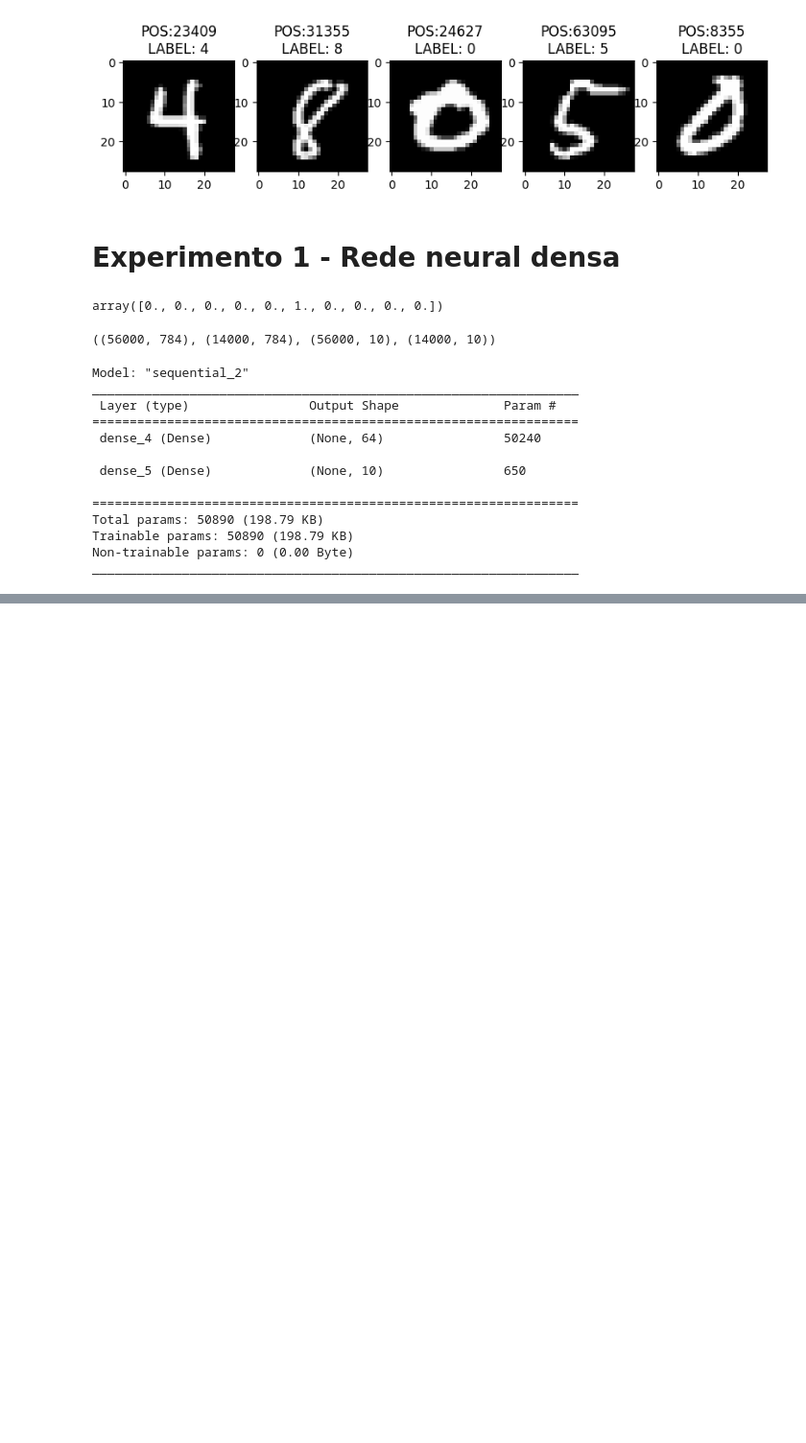
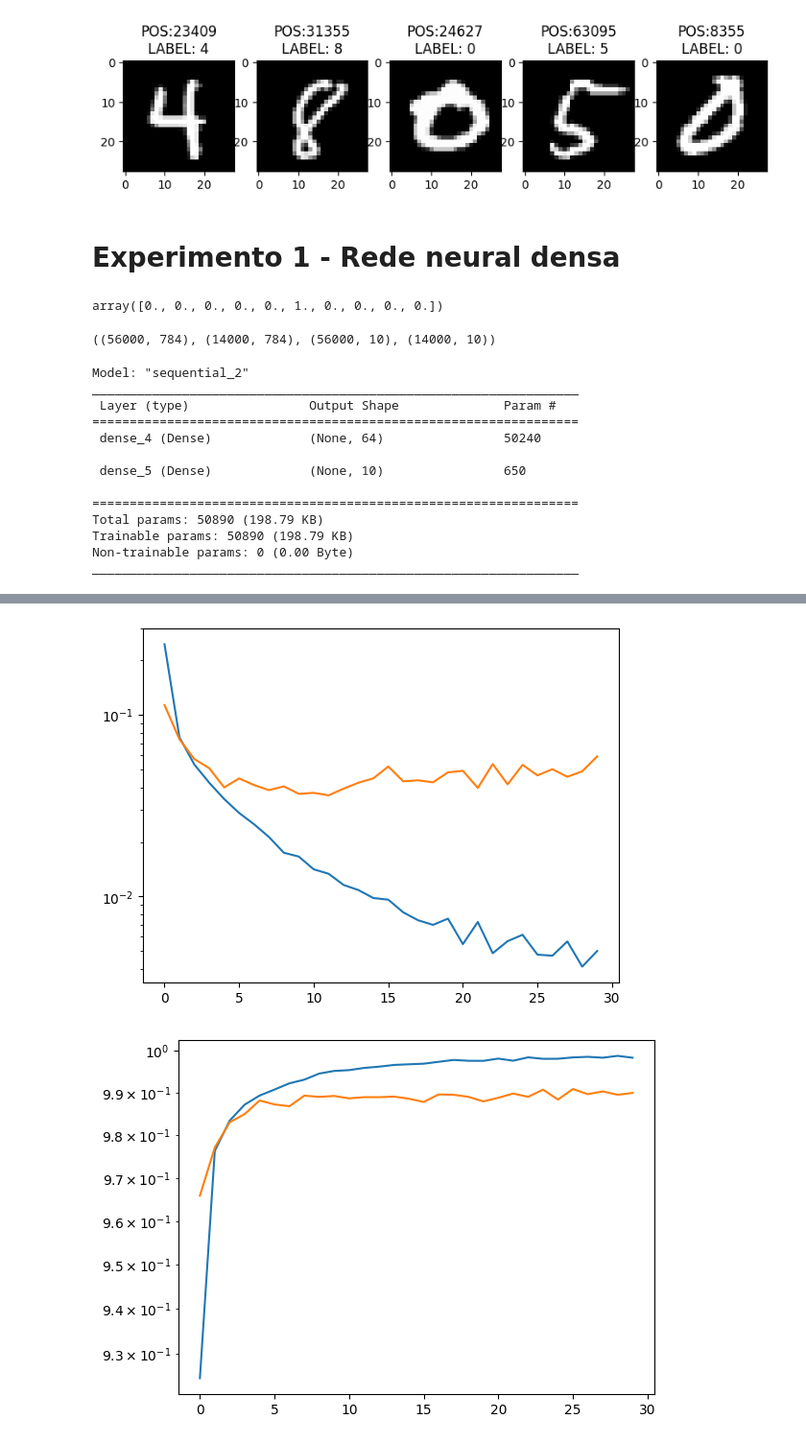
Before and after one commit to mfilipak/FILIPAK-DATA-SCIENCE, a Jupyter notebook: DIA2.ipynb, the cells around one changed output, grey strips where cells are left out. Shown: that part at 96% size. Drawn from its saved outputs; the diff is of its cells as text; code cells hidden in the pictures; blank space fills up the shorter version.

```diff
--- a/DIA2.ipynb
+++ b/DIA2.ipynb
@@ -105,0 +112,35 @@ plt.yscale("log")
+# %%
+import tensorflow as tf
+from tensorflow.keras import models, layers
+
+model2 = models.Sequential([
+    # C1: Camada de Convolução
+    layers.Conv2D(6, kernel_size=(5, 5), activation='relu', input_shape=(32, 32, 1)),
+    # S2: Camada de Subamostragem
+    layers.AveragePooling2D(pool_size=(2, 2)),
+
+    # C3: Camada de Convolução
+    layers.Conv2D(16, kernel_size=(5, 5), activation='relu'),
+    # S4: Camada de Subamostragem
+    layers.AveragePooling2D(pool_size=(2, 2)),
+
+    # C5: Camada de Convolução, atua como uma camada densa pela forma como é aplicada
+    layers.Conv2D(120, kernel_size=(5, 5), activation='relu'),
+
+    # Flatten antes das camadas densas
+    layers.Flatten(),
+
+    # F6: Camada Densa
+    layers.Dense(84, activation='relu'),
+
+    # Camada de Saída
+    layers.Dense(10, activation='softmax')
+])
+
+# Compila o modelo
+model2.compile(optimizer='adam',
+              loss='categorical_crossentropy',
+              metrics=['accuracy'])
+
+# Mostra um resumo do modelo
+model2.summary()
@@ -105,0 +165,2 @@ plt.yscale("log")
+# %%
+history = model2.fit(X_train2, Y_train, epochs=30, validation_data=(X_test2, Y_test))
@@ -105,0 +185,11 @@ plt.yscale("log")
+# %%
+plt.plot(history.history["loss"])
+plt.plot(history.history["val_loss"])
+plt.yscale("log")
+plt.show()
+plt.plot(history.history["accuracy"])
+plt.plot(history.history["val_accuracy"])
+plt.yscale("log")
+# %% [output]
+[figure, added]
+[figure, added]
```
Also changed, not shown: parts of 6 cells of this notebook.
